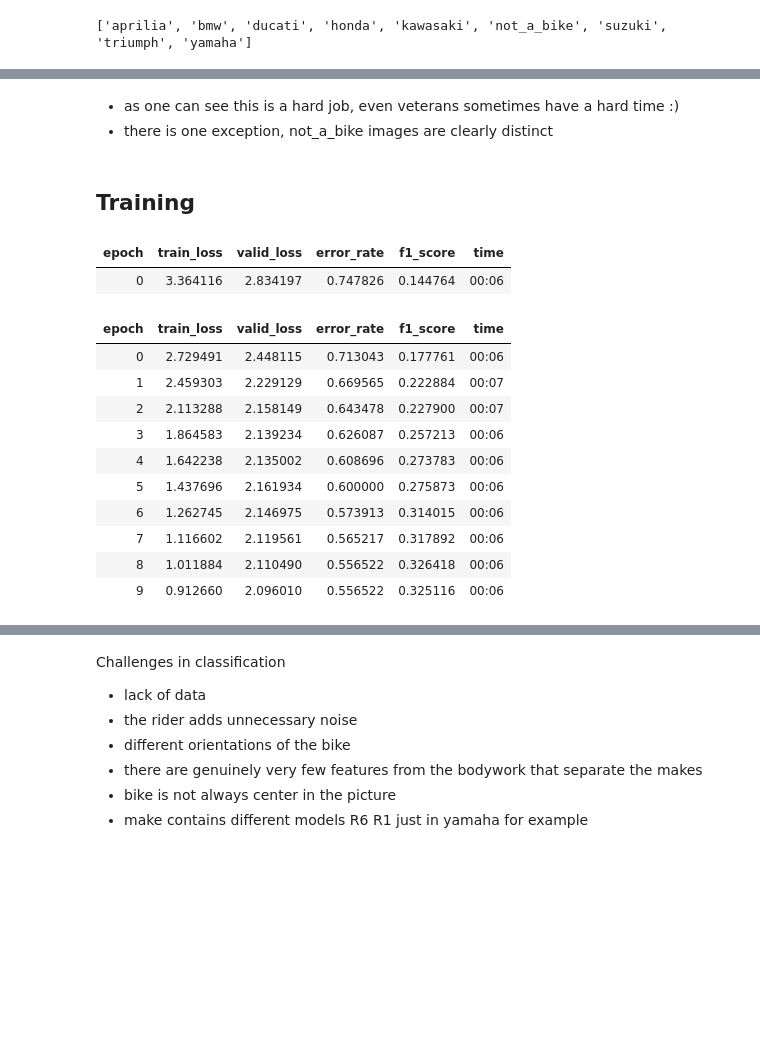
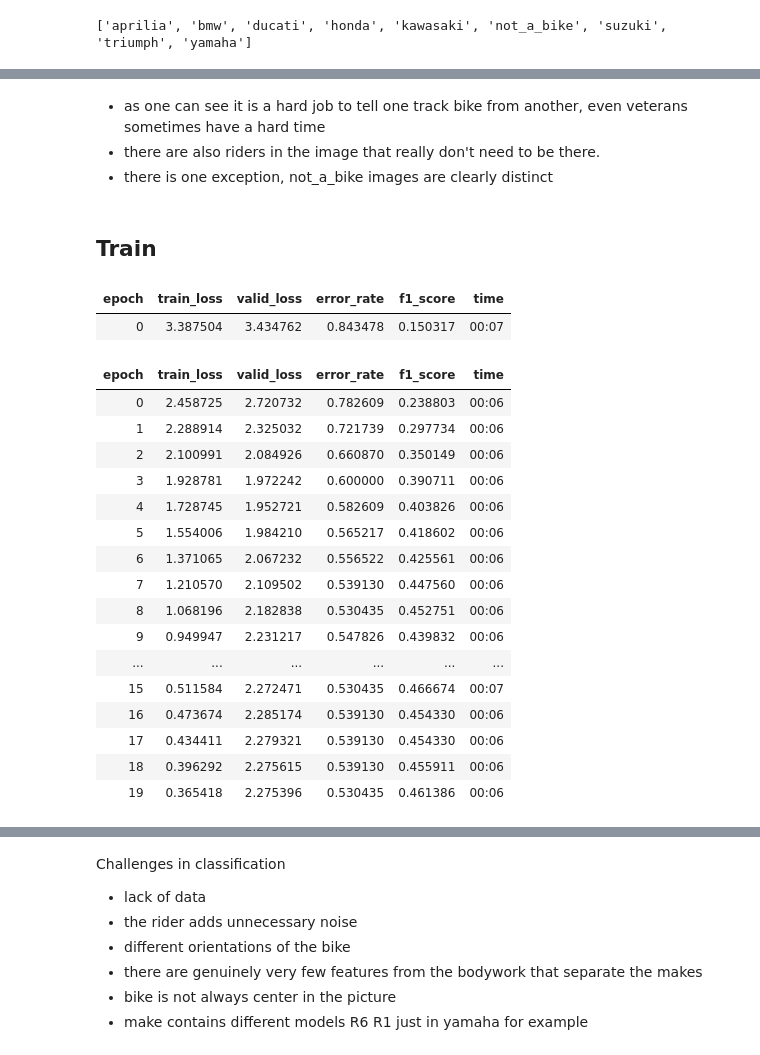
Before and after one commit to NahsiN/musings, a Jupyter notebook: _notebooks/2021-03-22-Classifying-Track-Bikes.ipynb, the cells around one changed output, grey strips where cells are left out. Drawn from its saved outputs; the diff is of its cells as text; code cells hidden in the pictures; blank space fills up the shorter version.

```diff
--- a/_notebooks/2021-03-22-Classifying-Track-Bikes.ipynb
+++ b/_notebooks/2021-03-22-Classifying-Track-Bikes.ipynb
@@ -90,25 +72,32 @@ all_makes_dls.show_batch()
 # %% [markdown]
-- as one can see this is a hard job, even veterans sometimes have a hard time :)
+- as one can see it is a hard job to tell one track bike from another, even veterans sometimes have a hard time
+- there are also riders in the image that really don't need to be there.
 - there is one exception, not_a_bike images are clearly distinct
 # %% [markdown]
-## Training
+## Train
 # %%
 learner_all_makes = cnn_learner(all_makes_dls,
                                 resnet18,
-                                metrics=[error_rate, F1Score(average="macro")],
+                                metrics=[error_rate, F1Score(average="weighted")],
                                 lr=0.001)
-learner_all_makes.fine_tune(10)
+learner_all_makes.fine_tune(20)
 # %% [output]
 | epoch | train_loss | valid_loss | error_rate | f1_score | time |
-| 0 | 3.364116 | 2.834197 | 0.747826 | 0.144764 | 00:06 |
+| 0 | 3.387504 | 3.434762 | 0.843478 | 0.150317 | 00:07 |
 | epoch | train_loss | valid_loss | error_rate | f1_score | time |
-| 0 | 2.729491 | 2.448115 | 0.713043 | 0.177761 | 00:06 |
-| 1 | 2.459303 | 2.229129 | 0.669565 | 0.222884 | 00:07 |
-| 2 | 2.113288 | 2.158149 | 0.643478 | 0.227900 | 00:07 |
-| 3 | 1.864583 | 2.139234 | 0.626087 | 0.257213 | 00:06 |
-| 4 | 1.642238 | 2.135002 | 0.608696 | 0.273783 | 00:06 |
-| 5 | 1.437696 | 2.161934 | 0.600000 | 0.275873 | 00:06 |
-| 6 | 1.262745 | 2.146975 | 0.573913 | 0.314015 | 00:06 |
-| 7 | 1.116602 | 2.119561 | 0.565217 | 0.317892 | 00:06 |
-| 8 | 1.011884 | 2.110490 | 0.556522 | 0.326418 | 00:06 |
-| 9 | 0.912660 | 2.096010 | 0.556522 | 0.325116 | 00:06 |
+| 0 | 2.458725 | 2.720732 | 0.782609 | 0.238803 | 00:06 |
+| 1 | 2.288914 | 2.325032 | 0.721739 | 0.297734 | 00:06 |
+| 2 | 2.100991 | 2.084926 | 0.660870 | 0.350149 | 00:06 |
+| 3 | 1.928781 | 1.972242 | 0.600000 | 0.390711 | 00:06 |
+| 4 | 1.728745 | 1.952721 | 0.582609 | 0.403826 | 00:06 |
+| 5 | 1.554006 | 1.984210 | 0.565217 | 0.418602 | 00:06 |
+| 6 | 1.371065 | 2.067232 | 0.556522 | 0.425561 | 00:06 |
+| 7 | 1.210570 | 2.109502 | 0.539130 | 0.447560 | 00:06 |
+| 8 | 1.068196 | 2.182838 | 0.530435 | 0.452751 | 00:06 |
+| 9 | 0.949947 | 2.231217 | 0.547826 | 0.439832 | 00:06 |
+| ... | ... | ... | ... | ... | ... |
+| 15 | 0.511584 | 2.272471 | 0.530435 | 0.466674 | 00:07 |
+| 16 | 0.473674 | 2.285174 | 0.539130 | 0.454330 | 00:06 |
+| 17 | 0.434411 | 2.279321 | 0.539130 | 0.454330 | 00:06 |
+| 18 | 0.396292 | 2.275615 | 0.539130 | 0.455911 | 00:06 |
+| 19 | 0.365418 | 2.275396 | 0.530435 | 0.461386 | 00:06 |
```
Also changed, not shown: parts of 45 cells of this notebook.
